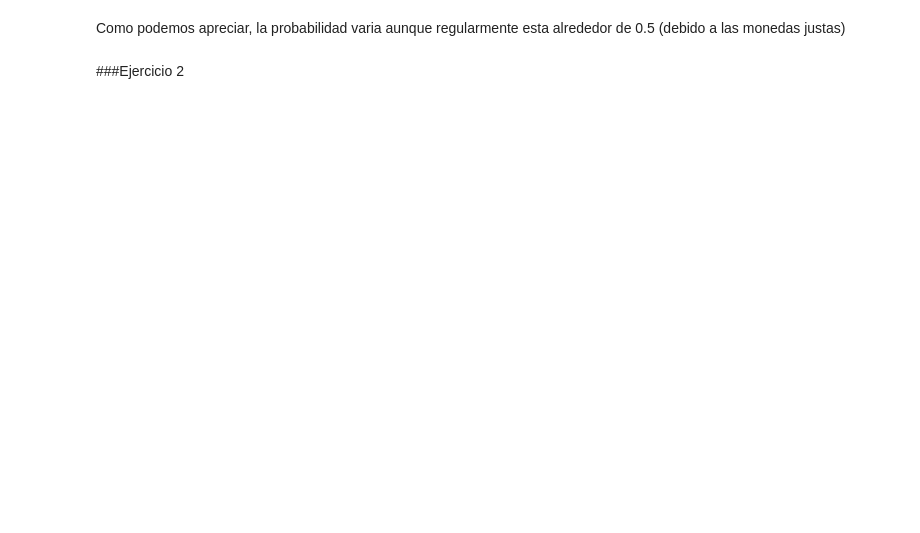
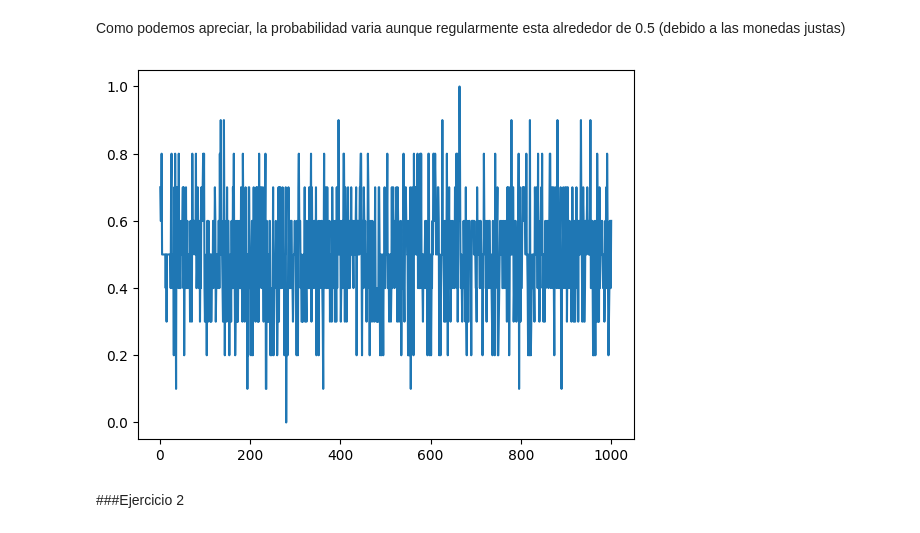
Before and after one commit to AndresQuinto5/MiniProyecto6, a Jupyter notebook: minip6.ipynb, the cells around one changed output. Saved outputs shown, nothing was run; the diff lists cells and outputs as text; code cells hidden in the pictures; blank space fills up the shorter version.

```diff
--- a/minip6.ipynb
+++ b/minip6.ipynb
@@ -67,3 +61,9 @@ fig.show()
+# %%
+# SIMULACION DE MONTECARLO
+plt.plot(iterations ,prob)
+plt.show()
+# %% [output]
+[figure, added]
 # %% [markdown]
 ###Ejercicio 2
 # %%
```
Also changed, not shown: parts of 6 cells of this notebook.
